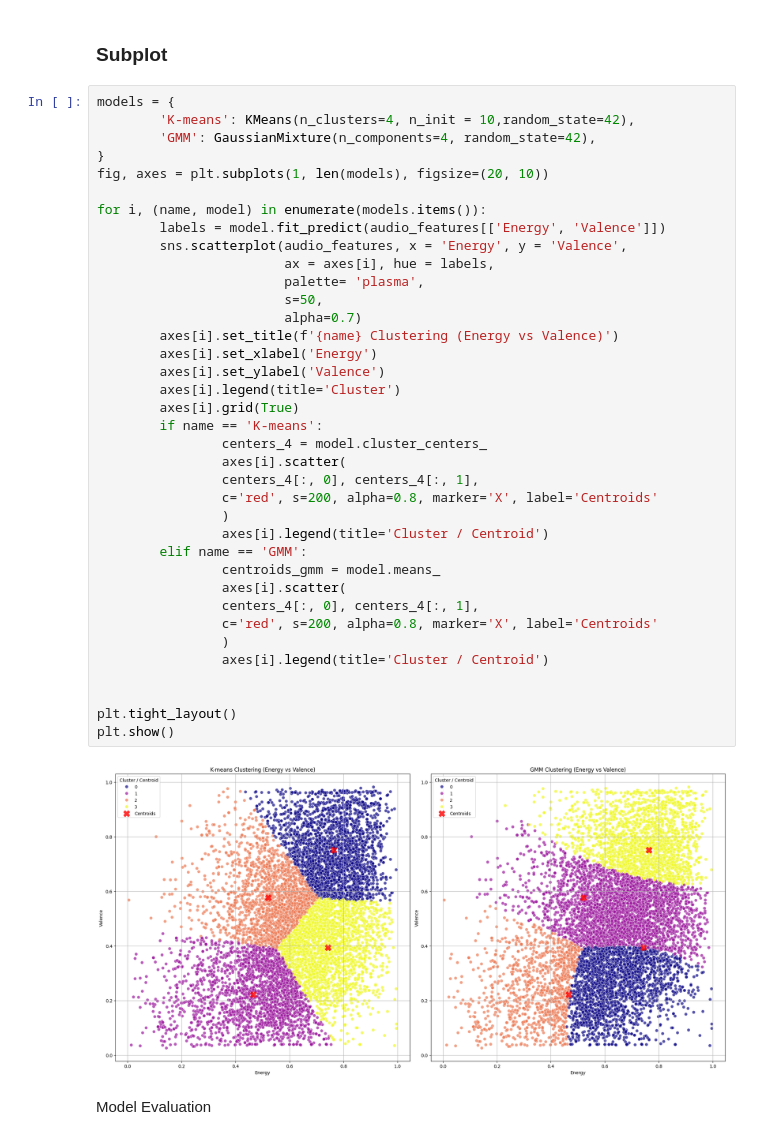
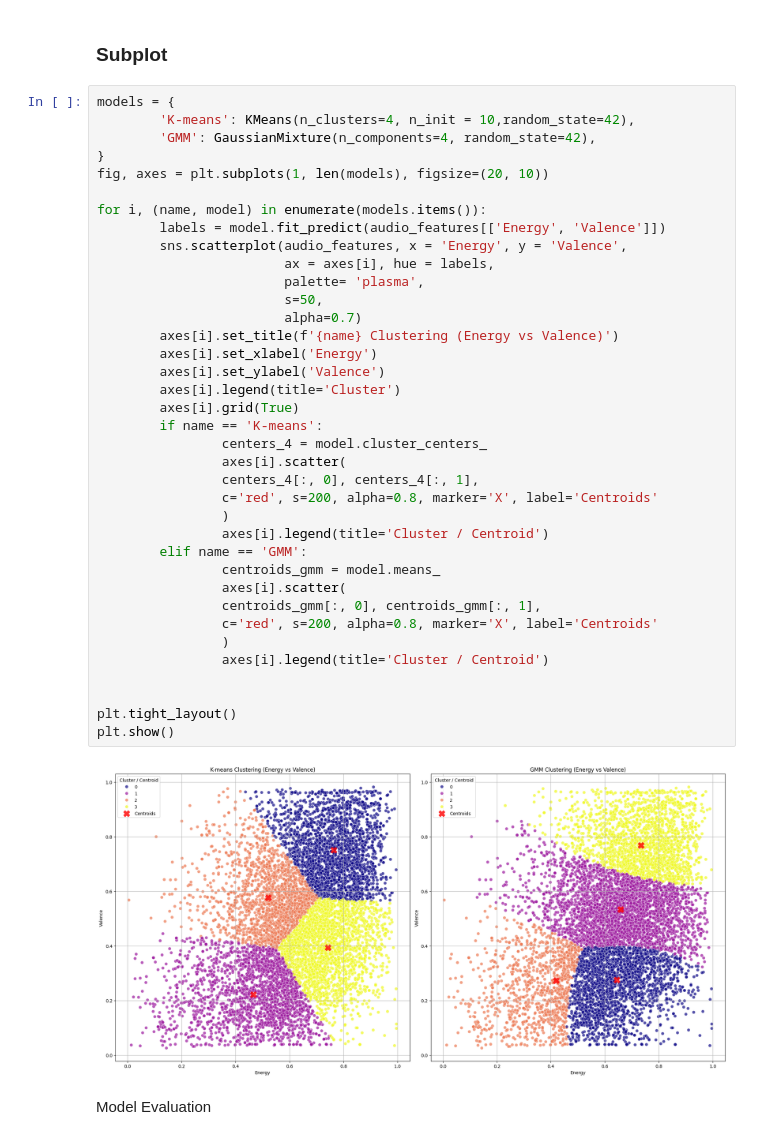
Before and after one commit to patrawi/spotify, a Jupyter notebook: final_cluster.ipynb, the cells around one changed output. Cells and saved outputs as stored; diff of their text form.

```diff
--- a/final_cluster.ipynb
+++ b/final_cluster.ipynb
@@ -227,35 +258,35 @@ fig, axes = plt.subplots(1, len(models), figsize=(20, 10))
 for i, (name, model) in enumerate(models.items()):
         labels = model.fit_predict(audio_features[['Energy', 'Valence']])
         sns.scatterplot(audio_features, x = 'Energy', y = 'Valence',
                         ax = axes[i], hue = labels,
                         palette= 'plasma',
                         s=50,
                         alpha=0.7)
         axes[i].set_title(f'{name} Clustering (Energy vs Valence)')
         axes[i].set_xlabel('Energy')
         axes[i].set_ylabel('Valence')
         axes[i].legend(title='Cluster')
         axes[i].grid(True)
         if name == 'K-means':
                 centers_4 = model.cluster_centers_
                 axes[i].scatter(
                 centers_4[:, 0], centers_4[:, 1],
                 c='red', s=200, alpha=0.8, marker='X', label='Centroids'
                 )
                 axes[i].legend(title='Cluster / Centroid')
         elif name == 'GMM':
                 centroids_gmm = model.means_
                 axes[i].scatter(
-                centers_4[:, 0], centers_4[:, 1],
+                centroids_gmm[:, 0], centroids_gmm[:, 1],
                 c='red', s=200, alpha=0.8, marker='X', label='Centroids'
                 )
                 axes[i].legend(title='Cluster / Centroid')
 
 
 plt.tight_layout()
 plt.show()
 # %% [output]
-[figure, old version]
+[figure, new version]
 # %% [markdown]
 Model Evaluation
 # %% [markdown]
```
Also changed, not shown: parts of 13 cells of this notebook.
